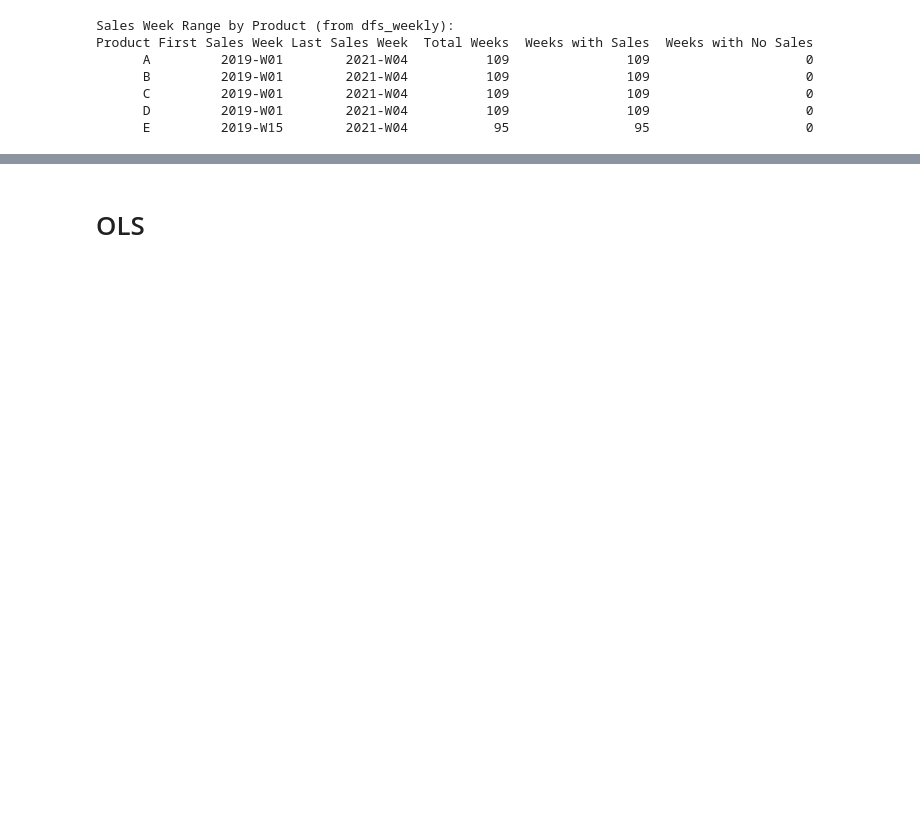
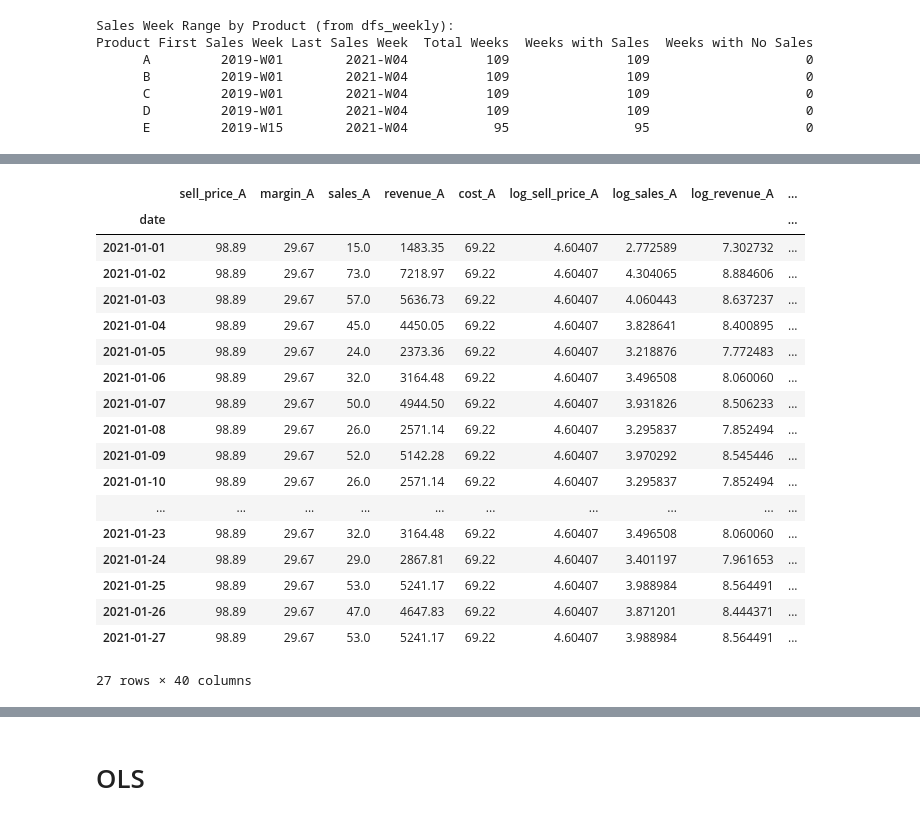
Before and after one commit to insoucyant/Pricing, a Jupyter notebook: analysis.ipynb, the cells around one changed output, grey strips where cells are left out. Cells and saved outputs as stored; diff of their text form; code cells hidden in the pictures; blank space fills up the shorter version.

```diff
--- a/analysis.ipynb
+++ b/analysis.ipynb
@@ -169,0 +207,24 @@ df_merge.head()
+# %%
+df_merge_daily_2019 = df_merge_daily[df_merge_daily.index.year == 2019]
+df_merge_daily_2020 = df_merge_daily[df_merge_daily.index.year == 2020]
+df_merge_daily_2021 = df_merge_daily[df_merge_daily.index.year == 2021]
+# %% [output]
+|  | sell_price_A | margin_A | sales_A | revenue_A | cost_A | log_sell_price_A | log_sales_A | log_revenue_A | ... |
+| date |  |  |  |  |  |  |  |  | ... |
+| 2021-01-01 | 98.89 | 29.67 | 15.0 | 1483.35 | 69.22 | 4.60407 | 2.772589 | 7.302732 | ... |
+| 2021-01-02 | 98.89 | 29.67 | 73.0 | 7218.97 | 69.22 | 4.60407 | 4.304065 | 8.884606 | ... |
+| 2021-01-03 | 98.89 | 29.67 | 57.0 | 5636.73 | 69.22 | 4.60407 | 4.060443 | 8.637237 | ... |
+| 2021-01-04 | 98.89 | 29.67 | 45.0 | 4450.05 | 69.22 | 4.60407 | 3.828641 | 8.400895 | ... |
+| 2021-01-05 | 98.89 | 29.67 | 24.0 | 2373.36 | 69.22 | 4.60407 | 3.218876 | 7.772483 | ... |
+| 2021-01-06 | 98.89 | 29.67 | 32.0 | 3164.48 | 69.22 | 4.60407 | 3.496508 | 8.060060 | ... |
+| 2021-01-07 | 98.89 | 29.67 | 50.0 | 4944.50 | 69.22 | 4.60407 | 3.931826 | 8.506233 | ... |
+| 2021-01-08 | 98.89 | 29.67 | 26.0 | 2571.14 | 69.22 | 4.60407 | 3.295837 | 7.852494 | ... |
+| 2021-01-09 | 98.89 | 29.67 | 52.0 | 5142.28 | 69.22 | 4.60407 | 3.970292 | 8.545446 | ... |
+| 2021-01-10 | 98.89 | 29.67 | 26.0 | 2571.14 | 69.22 | 4.60407 | 3.295837 | 7.852494 | ... |
+| ... | ... | ... | ... | ... | ... | ... | ... | ... | ... |
+| 2021-01-23 | 98.89 | 29.67 | 32.0 | 3164.48 | 69.22 | 4.60407 | 3.496508 | 8.060060 | ... |
+| 2021-01-24 | 98.89 | 29.67 | 29.0 | 2867.81 | 69.22 | 4.60407 | 3.401197 | 7.961653 | ... |
+| 2021-01-25 | 98.89 | 29.67 | 53.0 | 5241.17 | 69.22 | 4.60407 | 3.988984 | 8.564491 | ... |
+| 2021-01-26 | 98.89 | 29.67 | 47.0 | 4647.83 | 69.22 | 4.60407 | 3.871201 | 8.444371 | ... |
+| 2021-01-27 | 98.89 | 29.67 | 53.0 | 5241.17 | 69.22 | 4.60407 | 3.988984 | 8.564491 | ... |
+27 rows × 40 columns
```
Also changed, not shown: parts of 26 cells of this notebook, 1 other file.
